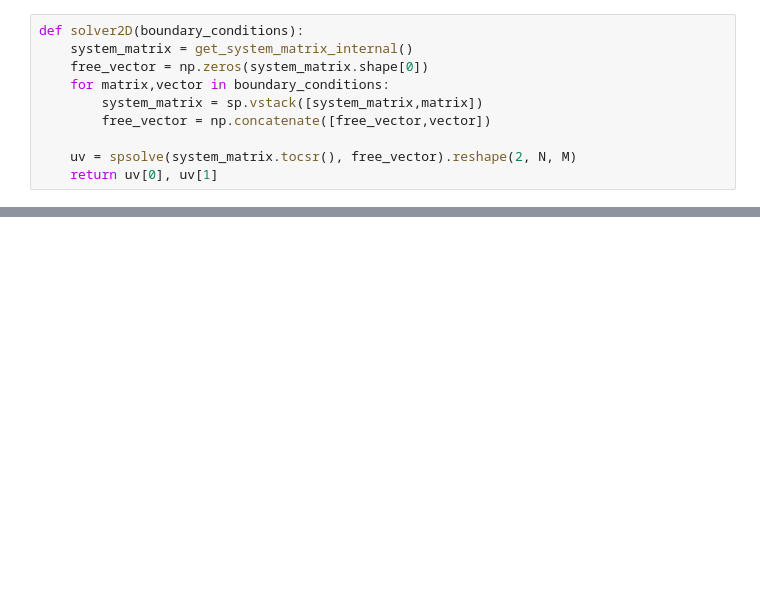
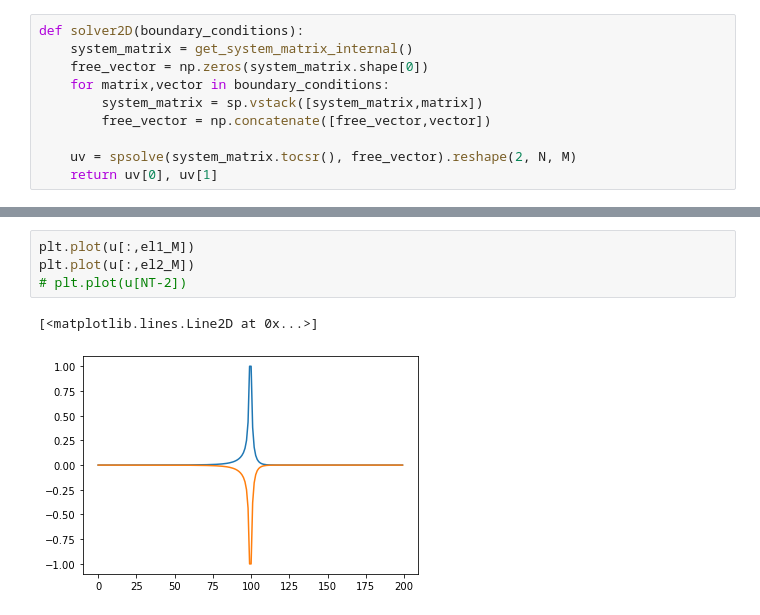
Before and after one commit to NikomSol/Optical-diffusion-model, a Jupyter notebook: easy_solution.ipynb, the cells around one changed output, grey strips where cells are left out. Drawn from its saved outputs; the diff is of its cells as text; blank space fills up the shorter version.

```diff
--- a/easy_solution.ipynb
+++ b/easy_solution.ipynb
@@ -228,0 +261,7 @@ plt.plot(u[-1])
+# %%
+plt.plot(u[:,el1_M])
+plt.plot(u[:,el2_M])
+# plt.plot(u[NT-2])
+# %% [output]
+[<matplotlib.lines.Line2D at 0x...>]
+[figure, added]
```
Also changed, not shown: parts of 11 cells of this notebook.
